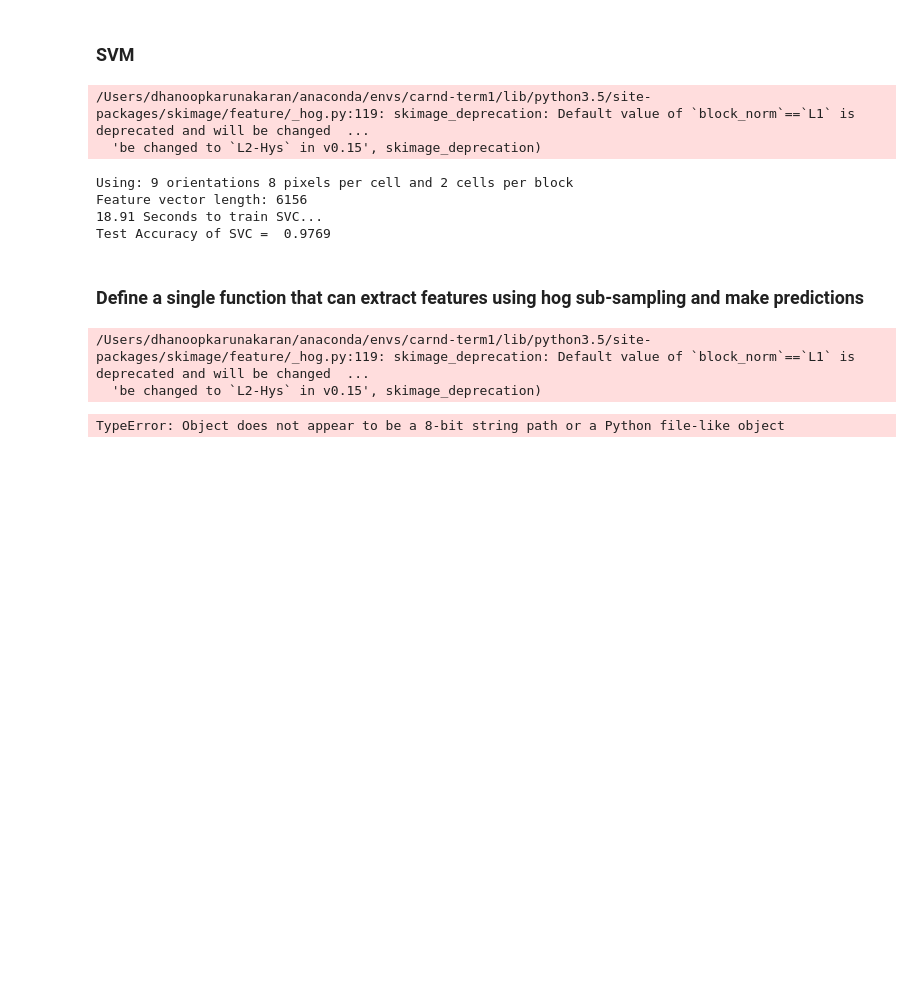
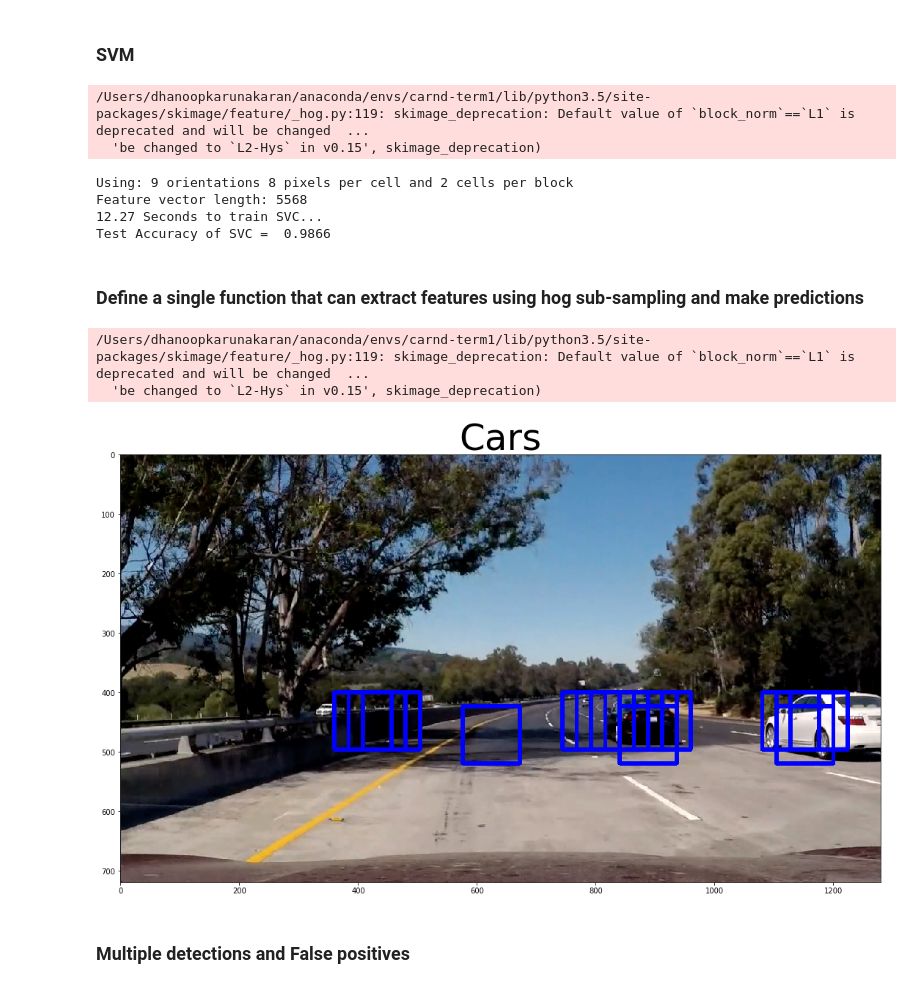
Before and after one commit to dkarunakaran/carnd-vehicle-detection-p5, a Jupyter notebook: project.ipynb, the cells around one changed output. Saved outputs shown, nothing was run; the diff lists cells and outputs as text; code cells hidden in the pictures; blank space fills up the shorter version.

```diff
--- a/project.ipynb
+++ b/project.ipynb
@@ -145,15 +145,15 @@ def extract_features(imgs, color_space='RGB', spatial_size=(32, 32),
 class Parameters():
     def __init__(self):
         # HOG parameters
-        self.color_space = 'RGB'
-        self.orient = 9
+        self.color_space = 'YCrCb'
+        self.orient = 8
         self.pix_per_cell = 8
         self.cell_per_block = 2
         self.hog_channel = 'ALL'
         self.spatial_size = (16, 16)
         self.hist_bins = 32
         self.ystart = 400
-        self.ystop = 656
+        self.ystop = 700
         self.scale = 1.5
 # %%
 params = Parameters()
@@ -195,7 +195,6 @@ notcars = non_vehicles[0:sample_size]
 spatial_feat = True # Spatial features on or off
 hist_feat = True # Histogram features on or off
 hog_feat = True # HOG features on or off
-y_start_stop = [400, 700] # Min and max in y to search in slide_window()
 
 car_features = extract_features(cars, color_space=params.color_space,
                         spatial_size=params.spatial_size, hist_bins=params.hist_bins,
@@ -243,15 +242,15 @@ t=time.time()
 /Users/dhanoopkarunakaran/anaconda/envs/carnd-term1/lib/python3.5/site-packages/skimage/feature/_hog.py:119: skimage_deprecation: Default value of `block_norm`==`L1` is deprecated and will be changed  ...
   'be changed to `L2-Hys` in v0.15', skimage_deprecation)
 Using: 9 orientations 8 pixels per cell and 2 cells per block
-Feature vector length: 6156
-18.91 Seconds to train SVC...
-Test Accuracy of SVC =  0.9769
+Feature vector length: 5568
+12.27 Seconds to train SVC...
+Test Accuracy of SVC =  0.9866
 # %% [markdown]
 ### Define a single function that can extract features using hog sub-sampling and make predictions
 # %%
 # Define a single function that can extract features using hog sub-sampling and make predictions
 def find_cars(img, ystart, ystop, scale, svc, X_scaler, orient, pix_per_cell, cell_per_block, spatial_size, hist_bins):
-
+    window_list = []
     draw_img = np.copy(img)
     img = img.astype(np.float32)/255
 
@@ -296,16 +295,11 @@ def find_cars(img, ystart, ystop, scale, svc, X_scaler, orient, pix_per_cell, ce
             subimg = cv2.resize(ctrans_tosearch[ytop:ytop+window, xleft:xleft+window], (64,64))
 
             # Get color features
-            #spatial_features = bin_spatial(subimg, size=spatial_size)
-            #hist_features = color_hist(subimg, nbins=hist_bins)
-            features = extract_features(subimg, color_space=params.color_space,
-                        spatial_size=params.spatial_size, hist_bins=params.hist_bins,
-                        orient=params.orient, pix_per_cell=params.pix_per_cell,
-                        cell_per_block=params.cell_per_block,
-                        hog_channel=params.hog_channel, spatial_feat=spatial_feat,
-                        hist_feat=hist_feat, hog_feat=hog_feat)
+            spatial_features = bin_spatial(subimg, size=spatial_size)
+            hist_features = color_hist(subimg, nbins=hist_bins)
             # Scale features and make a prediction
-            test_features = X_scaler.transform(features.reshape(1, -1))
+            test_features = X_scaler.transform(np.hstack((spatial_features, hist_features, hog_features)).reshape(1, -1))
+            #test_features = X_scaler.transform(np.hstack((shape_feat, hist_feat)).reshape(1, -1))
             test_prediction = svc.predict(test_features)
 
             if test_prediction == 1:
@@ -313,14 +307,21 @@ def find_cars(img, ystart, ystop, scale, svc, X_scaler, orient, pix_per_cell, ce
                 ytop_draw = np.int(ytop*scale)
                 win_draw = np.int(window*scale)
                 cv2.rectangle(draw_img,(xbox_left, ytop_draw+ystart),(xbox_left+win_draw,ytop_draw+win_draw+ystart),(0,0,255),6)
+                window_list.append(((xbox_left, ytop_draw+ystart), (xbox_left+win_draw,ytop_draw+win_draw+ystart)))
 
-    return draw_img
+    return draw_img, window_list
 # %%
-img = cv2.imread('test_images/test1.jpg')
+img = cv2.imread('test_images/test5.jpg')
 img = cv2.cvtColor(img, cv2.COLOR_BGR2RGB)
-out_img = find_cars(img, params.ystart, params.ystop, params.scale, svc, X_scaler, params.orient, params.pix_per_cell, params.cell_per_block, params.spatial_size, params.hist_bins)
-plt.imshow(out_img)
+draw_img, window_list = find_cars(img, params.ystart, params.ystop, params.scale, svc, X_scaler, params.orient, params.pix_per_cell, params.cell_per_block, params.spatial_size, params.hist_bins)
+f, (ax1) = plt.subplots(1, 1, figsize=(24, 9))
+f.tight_layout()
+ax1.imshow(draw_img)
+ax1.set_title('Cars', fontsize=50)
+plt.subplots_adjust(left=0., right=1, top=0.9, bottom=0.)
 # %% [output]
 /Users/dhanoopkarunakaran/anaconda/envs/carnd-term1/lib/python3.5/site-packages/skimage/feature/_hog.py:119: skimage_deprecation: Default value of `block_norm`==`L1` is deprecated and will be changed  ...
   'be changed to `L2-Hys` in v0.15', skimage_deprecation)
-TypeError: Object does not appear to be a 8-bit string path or a Python file-like object
+[figure, added]
+# %% [markdown]
+### Multiple detections and False positives
```
Also changed, not shown: parts of 6 cells of this notebook, 1 other file.
